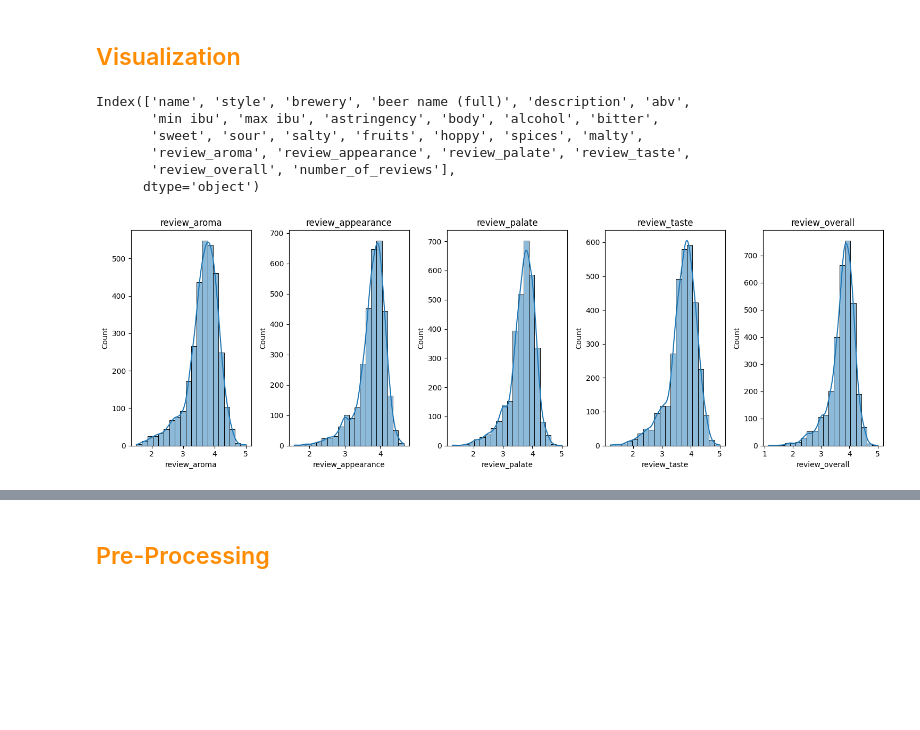
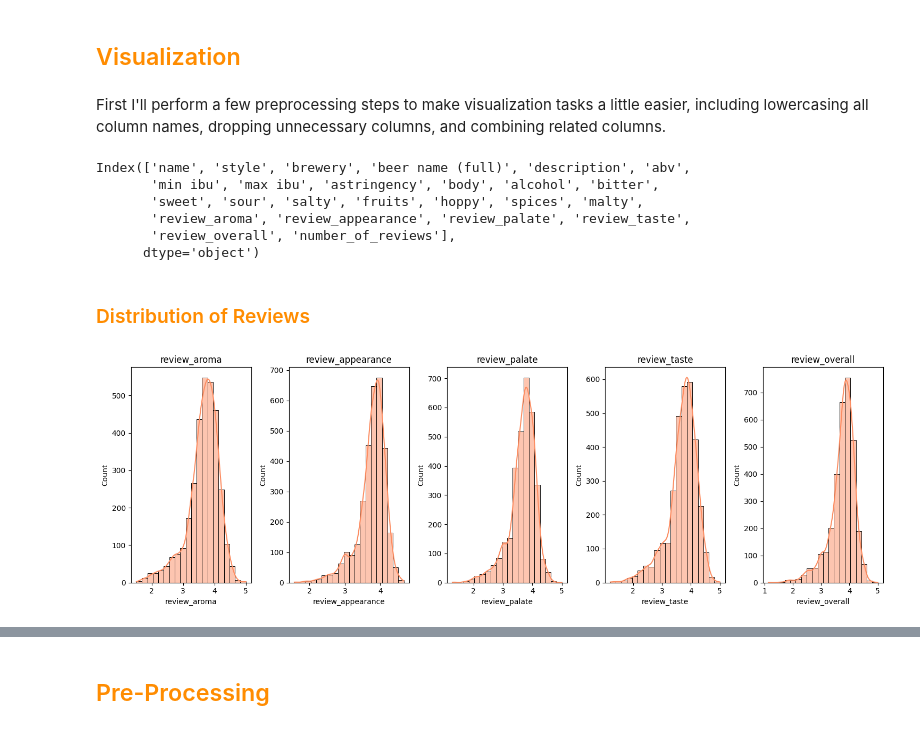
Before and after one commit to fabiola-rojas/itcs3162-proj4, a Jupyter notebook: proj4-beer.ipynb, the cells around one changed output, grey strips where cells are left out. Cells and saved outputs as stored; diff of their text form; code cells hidden in the pictures; blank space fills up the shorter version.

```diff
--- a/proj4-beer.ipynb
+++ b/proj4-beer.ipynb
@@ -109,5 +109,7 @@ Number of unique beers: 3197
 # %% [markdown]
 ## <span style="color: darkorange">Visualization
+# %% [markdown]
+First I'll perform a few preprocessing steps to make visualization tasks a little easier, including lowercasing all column names, dropping unnecessary columns, and combining related columns.
 # %%
 # lowercase all column names
 df.columns = [col.lower() for col in df.columns]
@@ -126,15 +128,17 @@ df = df.drop(columns=['name', 'brewery', 'description'])
 # combine min ibu and max ibu into a single average ibu column
 df['ibu'] = df[['min ibu', 'max ibu']].mean(axis=1)
 df = df.drop(columns=['min ibu', 'max ibu'])
+# %% [markdown]
+### <span style="color: darkorange">Distribution of Reviews
 # %%
 review_cols = ['review_aroma', 'review_appearance', 'review_palate', 'review_taste', 'review_overall']
 
 plt.figure(figsize=(15, 5))
 for i, col in enumerate(review_cols):
     plt.subplot(1, 5, i+1)
-    sns.histplot(df[col], kde=True, bins=20)
+    sns.histplot(df[col], kde=True, bins=20, color='#fc8d62')
     plt.title(col)
 plt.tight_layout()
 plt.show()
 # %% [output]
-[figure, old version]
+[figure, new version]
```
Also changed, not shown: parts of 41 cells of this notebook.
